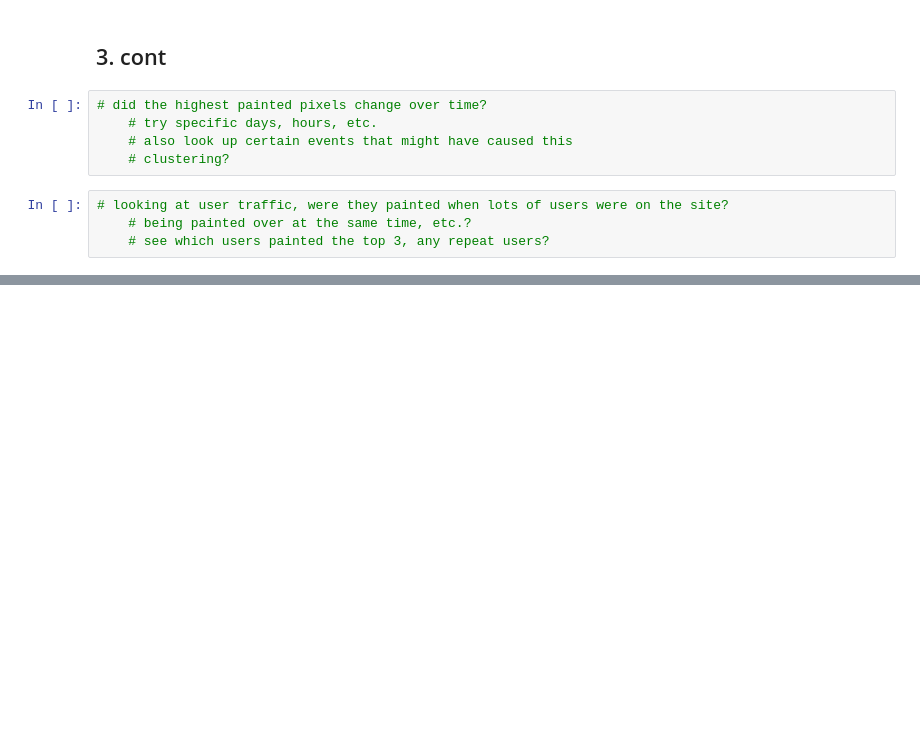
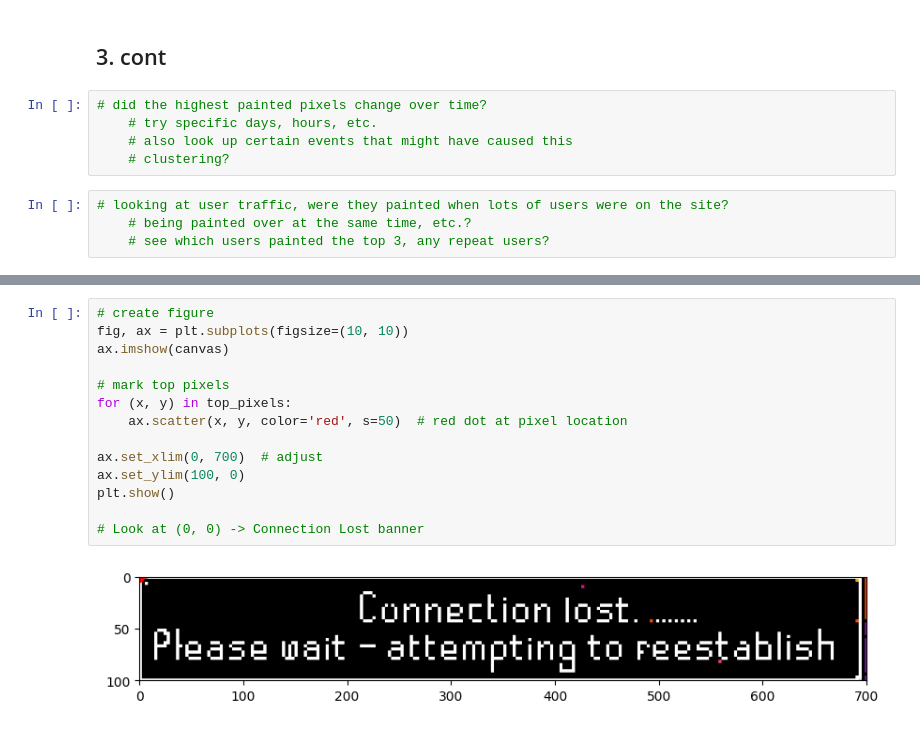
Before and after one commit to bchan42/csc369-analysis, a Jupyter notebook: week4/week_4_misc.ipynb, the cells around one changed output, grey strips where cells are left out. Cells and saved outputs as stored; diff of their text form; blank space fills up the shorter version.

```diff
--- a/week4/week_4_misc.ipynb
+++ b/week4/week_4_misc.ipynb
@@ -526,0 +552,16 @@ print(top_colors.collect().to_pandas()) # see entire
+# %%
+# create figure
+fig, ax = plt.subplots(figsize=(10, 10))
+ax.imshow(canvas)
+
+# mark top pixels
+for (x, y) in top_pixels:
+    ax.scatter(x, y, color='red', s=50)  # red dot at pixel location
+
+ax.set_xlim(0, 700)  # adjust
+ax.set_ylim(100, 0)
+plt.show()
+
+# Look at (0, 0) -> Connection Lost banner
+# %% [output]
+[figure, added]
```
Also changed, not shown: parts of 6 cells of this notebook.
